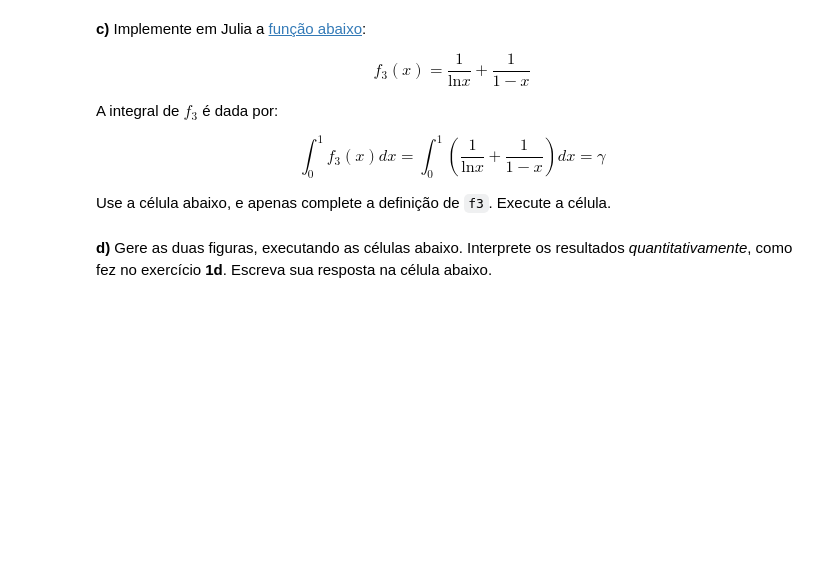
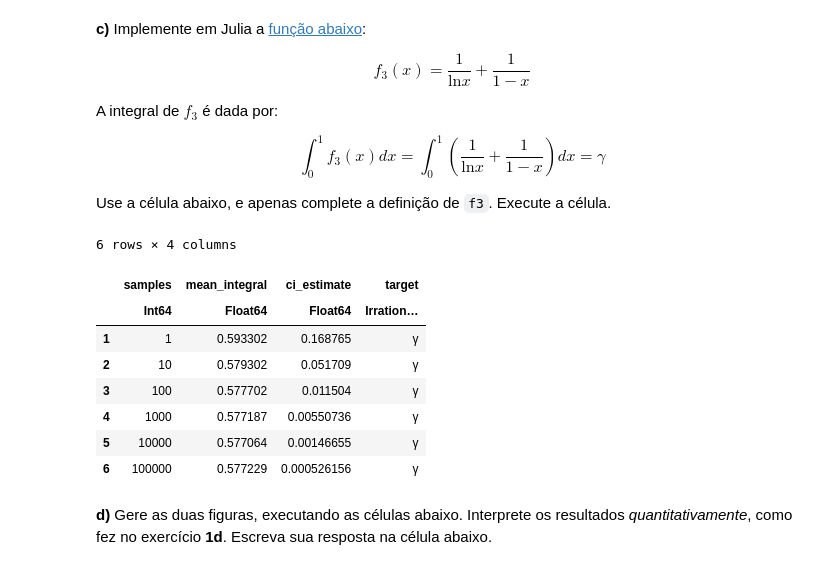
Before and after one commit to yurickyh/MAC0219, a Jupyter notebook: miniEP1/miniEP1.ipynb, the cells around one changed output. Cells and saved outputs as stored; diff of their text form; code cells hidden in the pictures; blank space fills up the shorter version.

```diff
--- a/miniEP1/miniEP1.ipynb
+++ b/miniEP1/miniEP1.ipynb
@@ -379,9 +364,20 @@ $$
 Use a célula abaixo, e apenas complete a definição de `f3`. Execute a célula.
 # %%
 function f3(x)
+    return 1/log(x) + 1/(1-x)
 end
 
 results = run_experiments(f3, [0.0, 1.0], [10 ^ x for x in 0:5], 20)
 parsed_results = parse_results(results, Base.MathConstants.eulergamma)
+# %% [output]
+6 rows × 4 columns
+|  | samples | mean_integral | ci_estimate | target |
+|  | Int64 | Float64 | Float64 | Irration… |
+| 1 | 1 | 0.593302 | 0.168765 | γ |
+| 2 | 10 | 0.579302 | 0.051709 | γ |
+| 3 | 100 | 0.577702 | 0.011504 | γ |
+| 4 | 1000 | 0.577187 | 0.00550736 | γ |
+| 5 | 10000 | 0.577064 | 0.00146655 | γ |
+| 6 | 100000 | 0.577229 | 0.000526156 | γ |
 # %% [markdown]
 **d)** Gere as duas figuras, executando as células abaixo. Interprete os resultados *quantitativamente*, como fez no exercício **1d**. Escreva sua resposta na célula abaixo.
```
Also changed, not shown: parts of 8 cells of this notebook.
